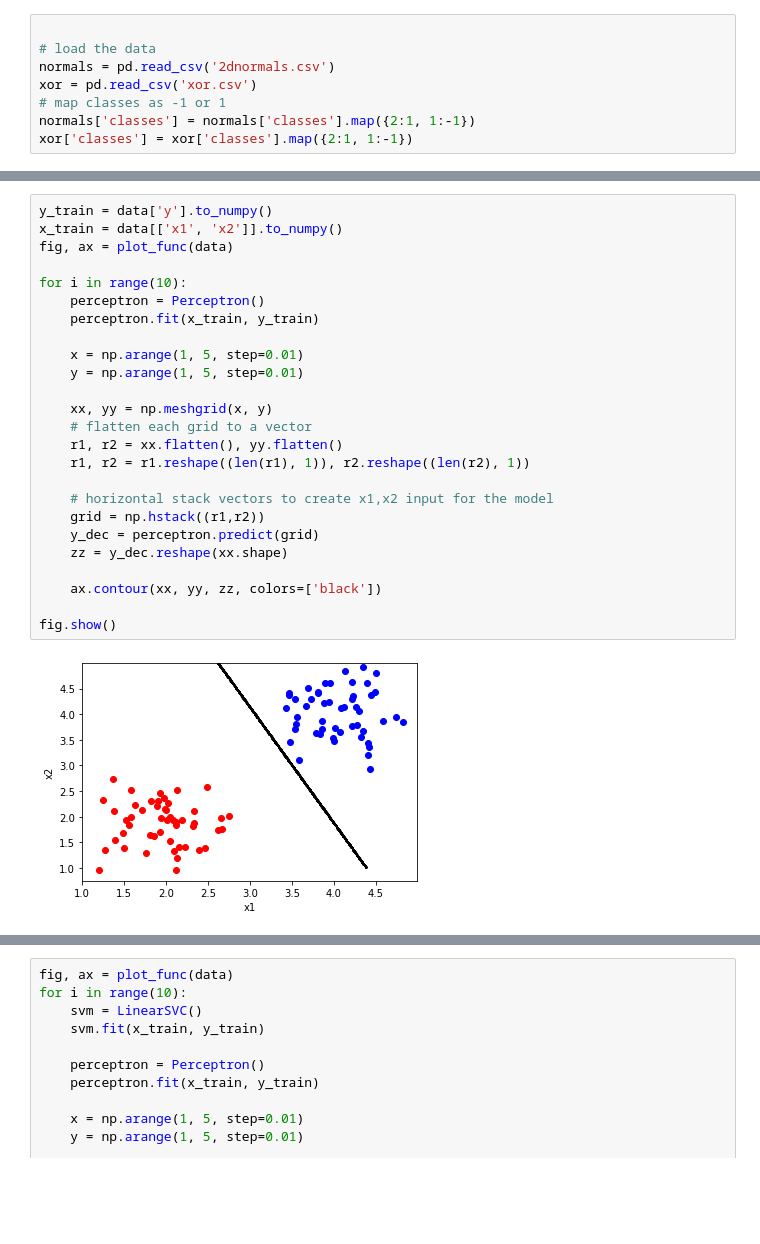
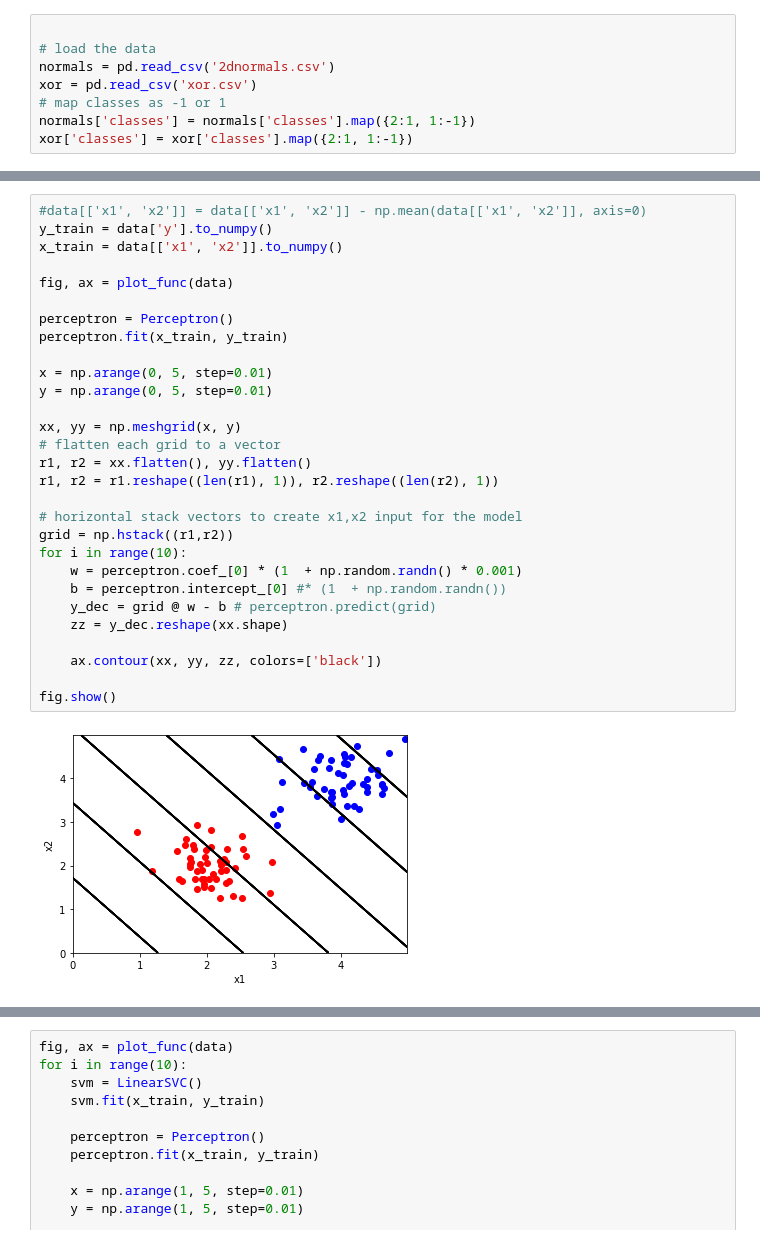
Before and after one commit to vicrsp/rna-ppgee, a Jupyter notebook: seminario/exemplos.ipynb, the cells around one changed output, grey strips where cells are left out. Cells and saved outputs as stored; diff of their text form; blank space fills up the shorter version.

```diff
--- a/seminario/exemplos.ipynb
+++ b/seminario/exemplos.ipynb
@@ -47,27 +47,31 @@ fig.show()
 # %%
+#data[['x1', 'x2']] = data[['x1', 'x2']] - np.mean(data[['x1', 'x2']], axis=0)
 y_train = data['y'].to_numpy()
 x_train = data[['x1', 'x2']].to_numpy()
+
 fig, ax = plot_func(data)
 
+perceptron = Perceptron()
+perceptron.fit(x_train, y_train)
+
+x = np.arange(0, 5, step=0.01)
+y = np.arange(0, 5, step=0.01)
+
+xx, yy = np.meshgrid(x, y)
+# flatten each grid to a vector
+r1, r2 = xx.flatten(), yy.flatten()
+r1, r2 = r1.reshape((len(r1), 1)), r2.reshape((len(r2), 1))
+
+# horizontal stack vectors to create x1,x2 input for the model
+grid = np.hstack((r1,r2))
 for i in range(10):
-    perceptron = Perceptron()
-    perceptron.fit(x_train, y_train)
-
-    x = np.arange(1, 5, step=0.01)
-    y = np.arange(1, 5, step=0.01)
-
-    xx, yy = np.meshgrid(x, y)
-    # flatten each grid to a vector
-    r1, r2 = xx.flatten(), yy.flatten()
-    r1, r2 = r1.reshape((len(r1), 1)), r2.reshape((len(r2), 1))
-
-    # horizontal stack vectors to create x1,x2 input for the model
-    grid = np.hstack((r1,r2))
-    y_dec = perceptron.predict(grid)
+    w = perceptron.coef_[0] * (1  + np.random.randn() * 0.001)
+    b = perceptron.intercept_[0] #* (1  + np.random.randn())
+    y_dec = grid @ w - b # perceptron.predict(grid)
     zz = y_dec.reshape(xx.shape)
 
     ax.contour(xx, yy, zz, colors=['black'])
 
 fig.show()
 # %% [output]
-[figure, old version]
+[figure, new version]
```
Also changed, not shown: parts of 4 cells of this notebook, 4 other files.
